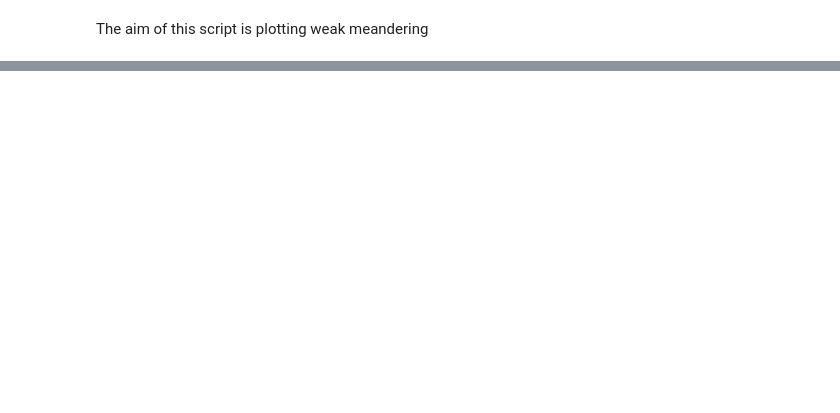
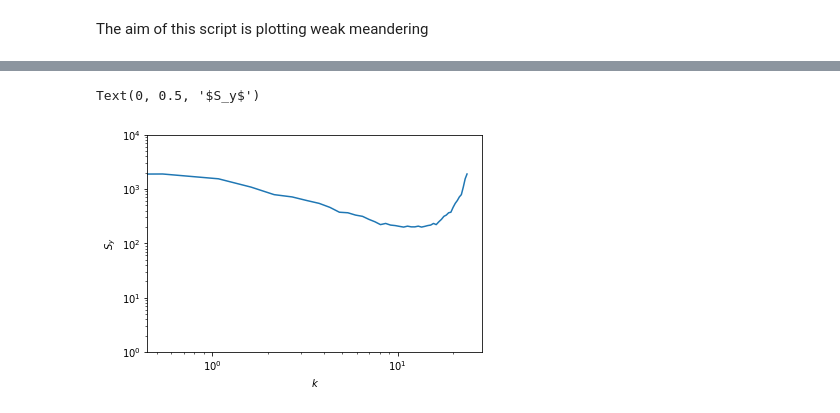
Before and after one commit to LongDaniel/post, a Jupyter notebook: test_weak_meandering.ipynb, the cells around one changed output, grey strips where cells are left out. Drawn from its saved outputs; the diff is of its cells as text; code cells hidden in the pictures; blank space fills up the shorter version.

```diff
--- a/test_weak_meandering.ipynb
+++ b/test_weak_meandering.ipynb
@@ -486,0 +691,14 @@ xtemp = np.array(xtemp)
+# %%
+yfftm2 = yfftm2 / (len(range(tis, tis+1, tii)))
+yfftm3.append(yfftm2)
+fig3 = plt.figure()
+ax3 = fig3.add_subplot(1,1,1)
+plt.plot(xfft, yfftm2)
+plt.xscale('log')
+plt.yscale('log')
+plt.ylim([1,1e4])
+plt.xlabel('$k$')
+plt.ylabel(r'$S_y$')
+# %% [output]
+Text(0, 0.5, '$S_y$')
+[figure, added]
```
Also changed, not shown: parts of 15 cells of this notebook, 2 other files.
